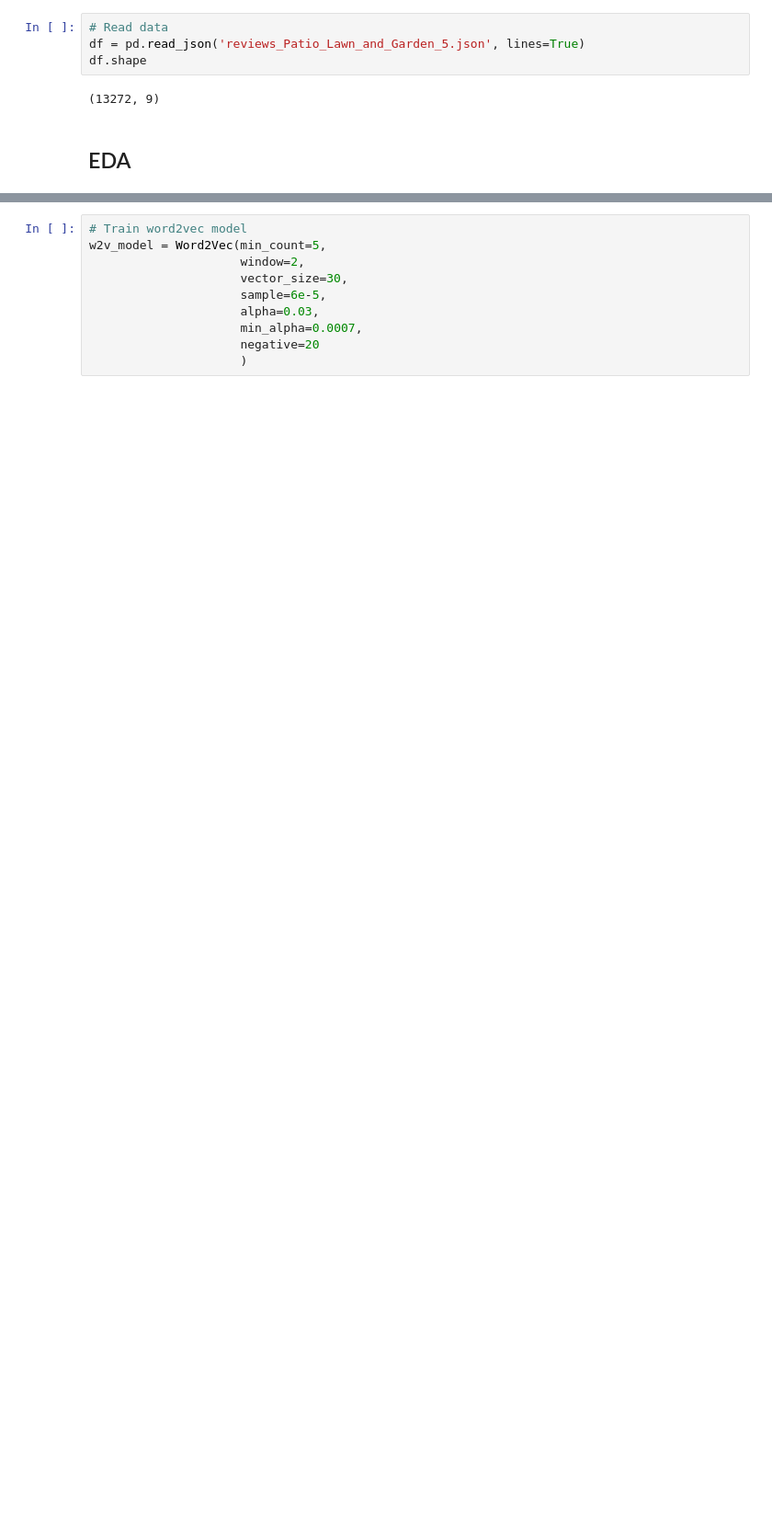
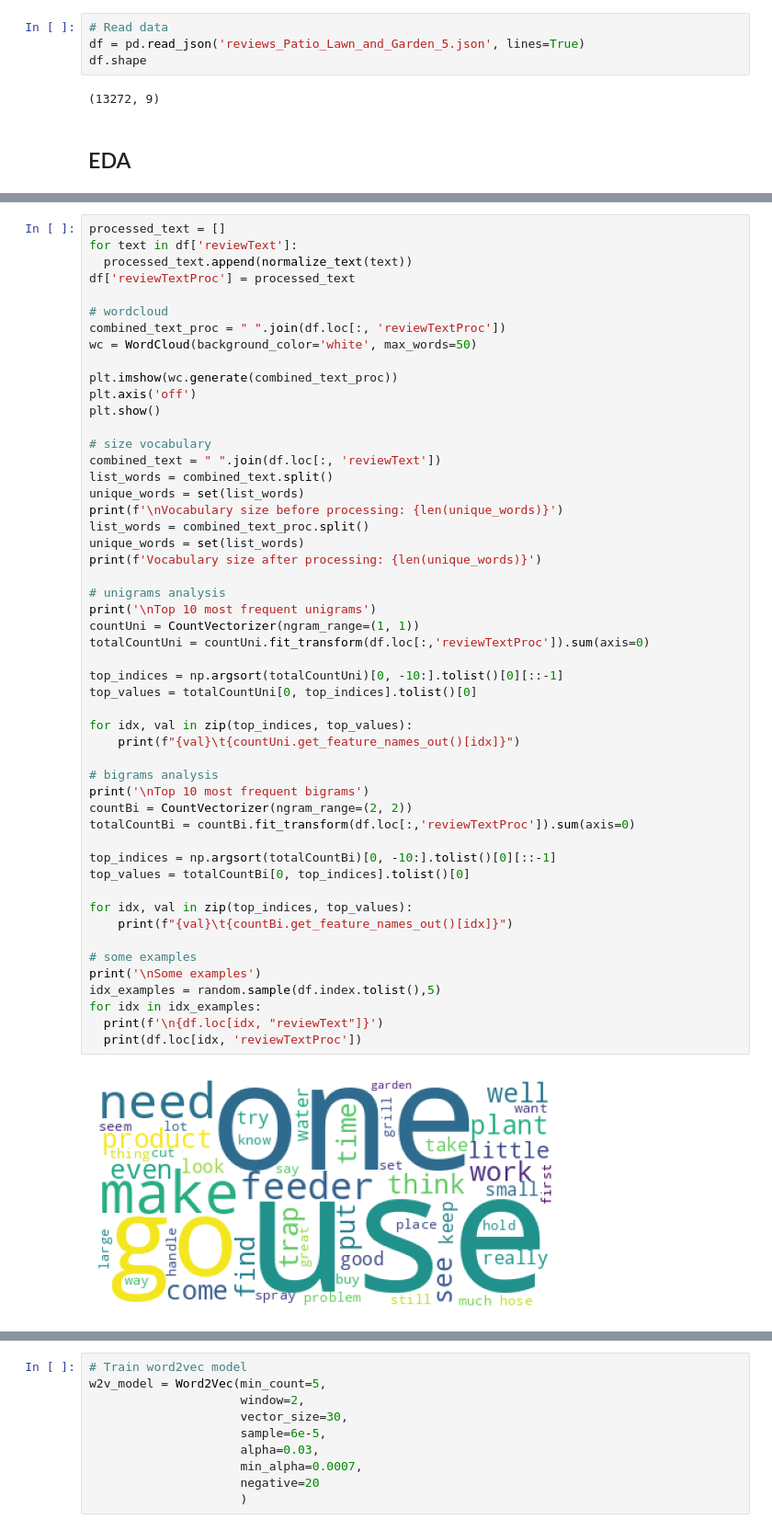
Before and after one commit to mapardo-lab/exerciseNLPKeepcoding, a Jupyter notebook: 1_exerciseNLPKeepcoding.ipynb, the cells around one changed output, grey strips where cells are left out. Shown: that part at 92% size. Cells and saved outputs as stored; diff of their text form; blank space fills up the shorter version.

```diff
--- a/1_exerciseNLPKeepcoding.ipynb
+++ b/1_exerciseNLPKeepcoding.ipynb
@@ -243,0 +267,53 @@ realli hard review someth season great idea wonder hard arthrit hand easi open c
+# %%
+processed_text = []
+for text in df['reviewText']:
+  processed_text.append(normalize_text(text))
+df['reviewTextProc'] = processed_text
+
+# wordcloud
+combined_text_proc = " ".join(df.loc[:, 'reviewTextProc'])
+wc = WordCloud(background_color='white', max_words=50)
+
+plt.imshow(wc.generate(combined_text_proc))
+plt.axis('off')
+plt.show()
+
+# size vocabulary
+combined_text = " ".join(df.loc[:, 'reviewText'])
+list_words = combined_text.split()
+unique_words = set(list_words)
+print(f'\nVocabulary size before processing: {len(unique_words)}')
+list_words = combined_text_proc.split()
+unique_words = set(list_words)
+print(f'Vocabulary size after processing: {len(unique_words)}')
+
+# unigrams analysis
+print('\nTop 10 most frequent unigrams')
+countUni = CountVectorizer(ngram_range=(1, 1))
+totalCountUni = countUni.fit_transform(df.loc[:,'reviewTextProc']).sum(axis=0)
+
+top_indices = np.argsort(totalCountUni)[0, -10:].tolist()[0][::-1]
+top_values = totalCountUni[0, top_indices].tolist()[0]
+
+for idx, val in zip(top_indices, top_values):
+    print(f"{val}\t{countUni.get_feature_names_out()[idx]}")
+
+# bigrams analysis
+print('\nTop 10 most frequent bigrams')
+countBi = CountVectorizer(ngram_range=(2, 2))
+totalCountBi = countBi.fit_transform(df.loc[:,'reviewTextProc']).sum(axis=0)
+
+top_indices = np.argsort(totalCountBi)[0, -10:].tolist()[0][::-1]
+top_values = totalCountBi[0, top_indices].tolist()[0]
+
+for idx, val in zip(top_indices, top_values):
+    print(f"{val}\t{countBi.get_feature_names_out()[idx]}")
+
+# some examples
+print('\nSome examples')
+idx_examples = random.sample(df.index.tolist(),5)
+for idx in idx_examples:
+  print(f'\n{df.loc[idx, "reviewText"]}')
+  print(df.loc[idx, 'reviewTextProc'])
+# %% [output]
+[figure, added]
```
Also changed, not shown: parts of 39 cells of this notebook.
